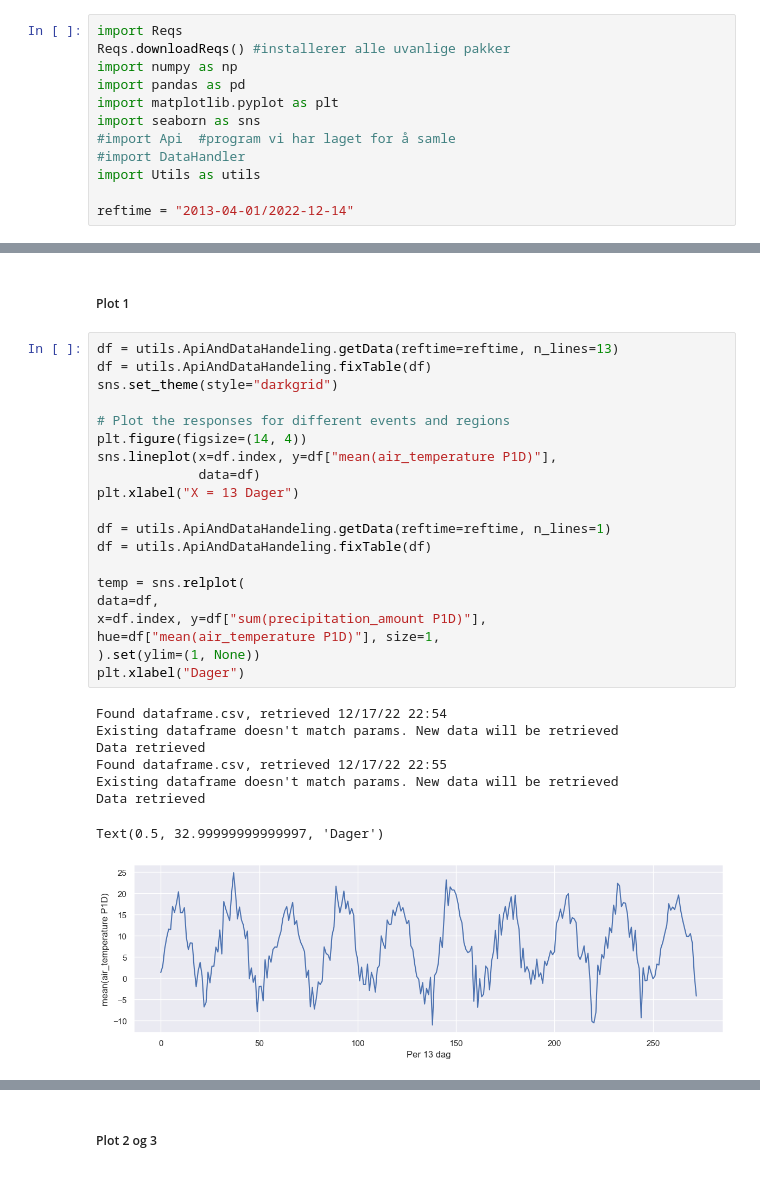
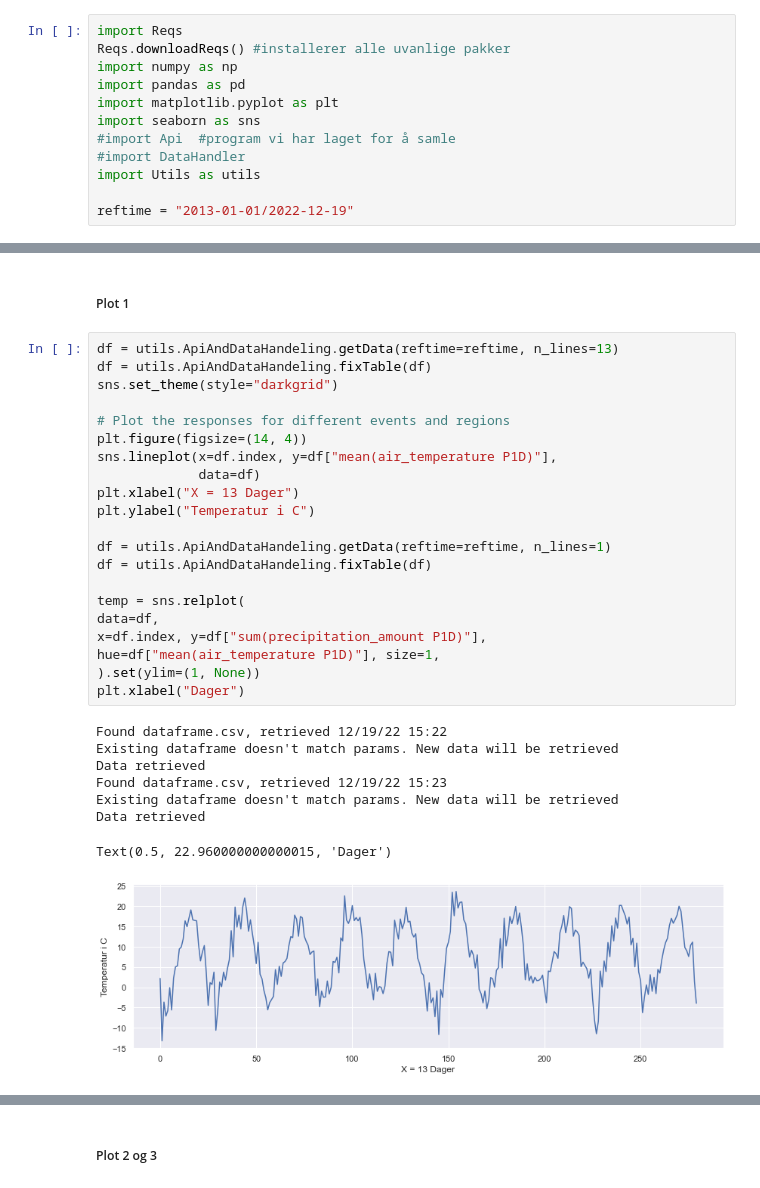
Before and after one commit to Vorckea/ProgPro1, a Jupyter notebook: ProgPro.ipynb, the cells around one changed output, grey strips where cells are left out. Saved outputs shown, nothing was run; the diff lists cells and outputs as text.

```diff
--- a/ProgPro.ipynb
+++ b/ProgPro.ipynb
@@ -46,7 +46,7 @@ import seaborn as sns
 #import DataHandler
 import Utils as utils
 
-reftime = "2013-04-01/2022-12-14"
+reftime = "2013-01-01/2022-12-19"
 # %% [output]
 requests found
 scipy found
@@ -90,29 +91,30 @@ Text(0.5, 0, 'Dager')
 # %%
 df = utils.ApiAndDataHandeling.getData(reftime=reftime, n_lines=13)
 df = utils.ApiAndDataHandeling.fixTable(df)
 sns.set_theme(style="darkgrid")
 
 # Plot the responses for different events and regions
 plt.figure(figsize=(14, 4))
 sns.lineplot(x=df.index, y=df["mean(air_temperature P1D)"],
              data=df)
 plt.xlabel("X = 13 Dager")
+plt.ylabel("Temperatur i C")
 
 df = utils.ApiAndDataHandeling.getData(reftime=reftime, n_lines=1)
 df = utils.ApiAndDataHandeling.fixTable(df)
 
 temp = sns.relplot(
 data=df,
 x=df.index, y=df["sum(precipitation_amount P1D)"],
 hue=df["mean(air_temperature P1D)"], size=1,
 ).set(ylim=(1, None))
 plt.xlabel("Dager")
 # %% [output]
-Found dataframe.csv, retrieved 12/17/22 22:54
+Found dataframe.csv, retrieved 12/19/22 15:22
 Existing dataframe doesn't match params. New data will be retrieved
 Data retrieved
-Found dataframe.csv, retrieved 12/17/22 22:55
+Found dataframe.csv, retrieved 12/19/22 15:23
 Existing dataframe doesn't match params. New data will be retrieved
 Data retrieved
-Text(0.5, 32.99999999999997, 'Dager')
+Text(0.5, 22.960000000000015, 'Dager')
-[figure, old version]
+[figure, new version]
```
Also changed, not shown: parts of 5 cells of this notebook.
